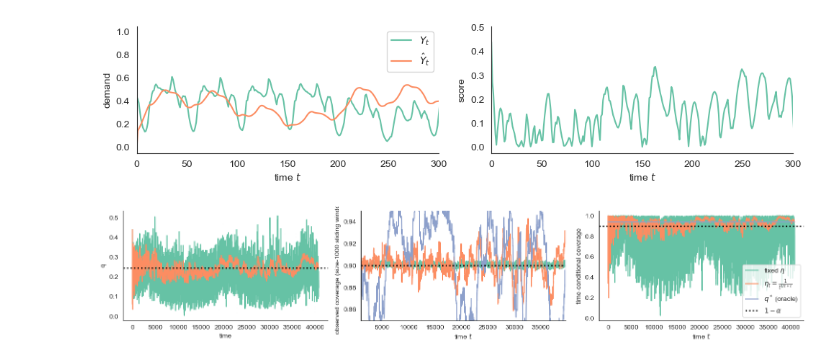
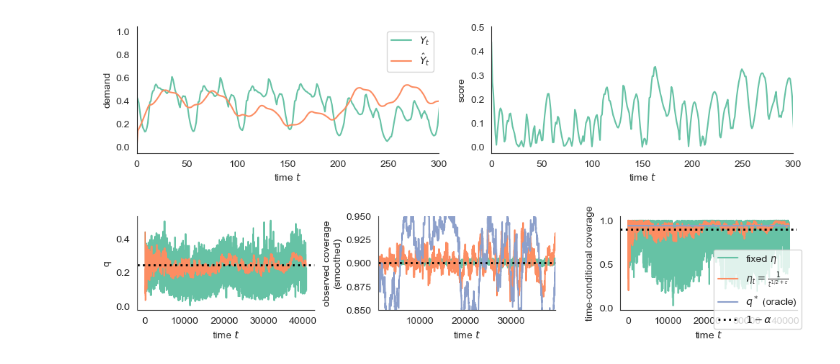
Before and after one commit to aangelopoulos/online-conformal-decaying, a Jupyter notebook: elec2.ipynb, the cells around one changed output. Drawn from its saved outputs; the diff is of its cells as text; code cells hidden in the pictures.

```diff
--- a/elec2.ipynb
+++ b/elec2.ipynb
@@ -81,30 +81,30 @@ time_coverage_decaying = (scores_val[:,None] <= q_decaying[None,:]).mean(axis=0)
 time_coverage_qstar = (scores_val[:,None] <= q_star*np.ones_like(q_decaying)[None,:]).mean(axis=0)
 # %%
 # Plot quantile and coverage
-fig, axs = plt.subplots(nrows=1, ncols=3, figsize=(15,3))
+fig, axs = plt.subplots(nrows=1, ncols=3, figsize=(10,2))
 axs[0].plot(range(T), q_fixed, label=r'fixed $\eta$')
 axs[0].plot(range(T), q_decaying, label=r'$\eta_t = \frac{1}{t^{1/2+\epsilon}}$')
 axs[0].axhline(y=q_star, linestyle='dotted', color="k", linewidth=2, label=r'$q^*$')
 axs[0].set_ylabel('q')
-axs[0].set_xlabel('time')
+axs[0].set_xlabel(r'time $t$')
 axs[1].plot(range(T), observed_coverage_fixed, label=r'fixed $\eta$')
 axs[1].plot(range(T), observed_coverage_decaying, label=r'$\eta_t = \frac{1}{t^{1/2+\epsilon}}$')
 axs[1].plot(range(T), observed_coverage_oracle, label=r'$q^*$ (oracle)')
 axs[1].axhline(y=1-alpha, linestyle='dotted', color="k", linewidth=2, label=r'$1-\alpha$')
 axs[1].set_xlabel(r'time $t$')
-axs[1].set_ylabel(f"observed coverage (size-{W} sliding window)")
+axs[1].set_ylabel(f"observed coverage\n(smoothed)")
 axs[1].set_xlim([W, T-W])
 axs[1].set_ylim([0.85, 0.95])
 axs[2].plot(range(T), time_coverage_fixed, label=r'fixed $\eta$')
 axs[2].plot(range(T), time_coverage_decaying, label=r'$\eta_t = \frac{1}{t^{1/2+\epsilon}}$')
 axs[2].plot(range(T), time_coverage_qstar, label=r'$q^*$ (oracle)')
 axs[2].axhline(y=1-alpha, linestyle='dotted', color="k", linewidth=2, label=r'$1-\alpha$')
 axs[2].set_xlabel(r'time $t$')
 axs[2].set_ylabel(f"time-conditional coverage")
-axs[2].legend()
+axs[2].legend(bbox_to_anchor=(0.5,0.7))
 sns.despine(top=True, right=True)
 plt.tight_layout()
 os.makedirs('./results/', exist_ok=True)
 plt.savefig('./results/elec2.pdf')
 # %% [output]
-[figure, old version]
+[figure, new version]
```
Also changed, not shown: 4 other files.
